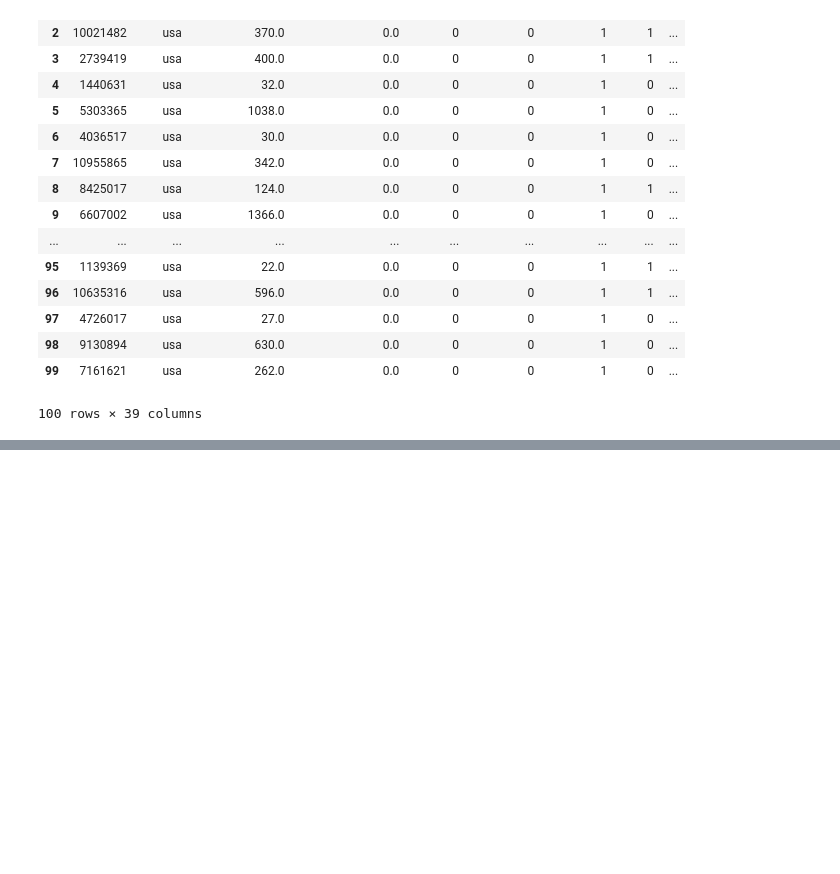
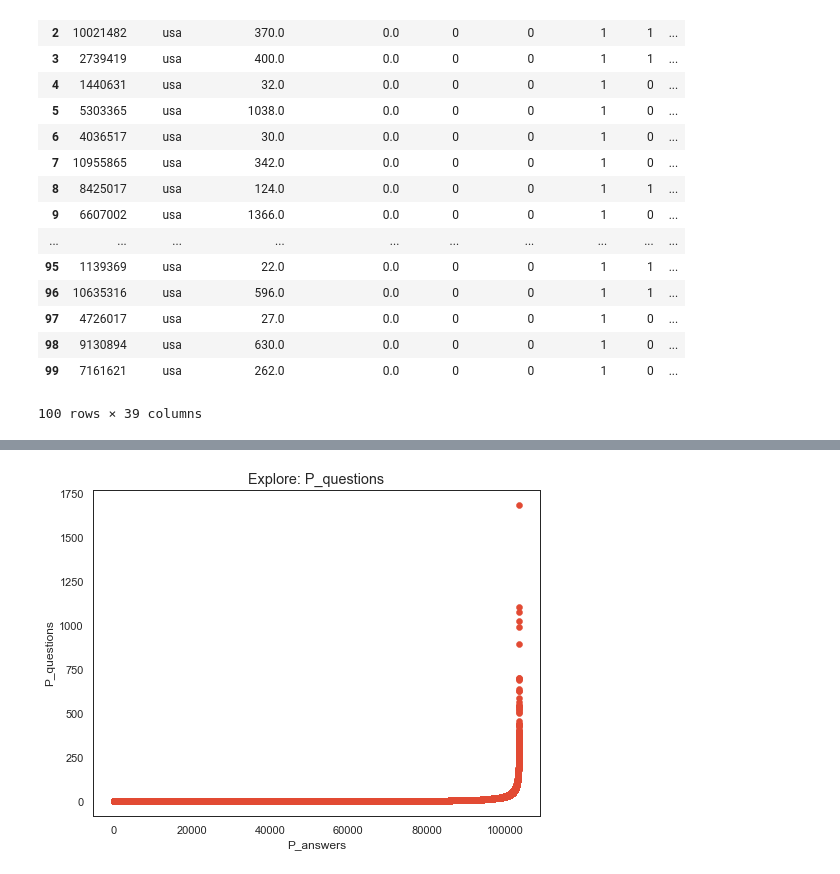
Before and after one commit to zolduoarrati/repos, a Jupyter notebook: Python/Jupyter/ML/classifications.ipynb, the cells around one changed output, grey strips where cells are left out. Drawn from its saved outputs; the diff is of its cells as text; code cells hidden in the pictures; blank space fills up the shorter version.

```diff
--- a/Python/Jupyter/ML/classifications.ipynb
+++ b/Python/Jupyter/ML/classifications.ipynb
@@ -152,8 +152,10 @@ df.plot(kind='scatter', x='P_questions', y='P_answers',alpha = 0.5,color = 'red'
 # %%
 #show scatter plot with using Matplotlib
 plt.figure(figsize=(8,6))
-plt.scatter(range(df.shape[0]), np.sort(df['Age'].values))
-plt.xlabel('index')
-plt.ylabel('Age')
-plt.title('Explore: Age')
+plt.scatter(range(df.shape[0]), np.sort(df['P_questions'].values))
+plt.xlabel('P_answers')
+plt.ylabel('P_questions')
+plt.title('Explore: P_questions')
 plt.show()
+# %% [output]
+[figure, added]
```
Also changed, not shown: parts of 5 cells of this notebook.
